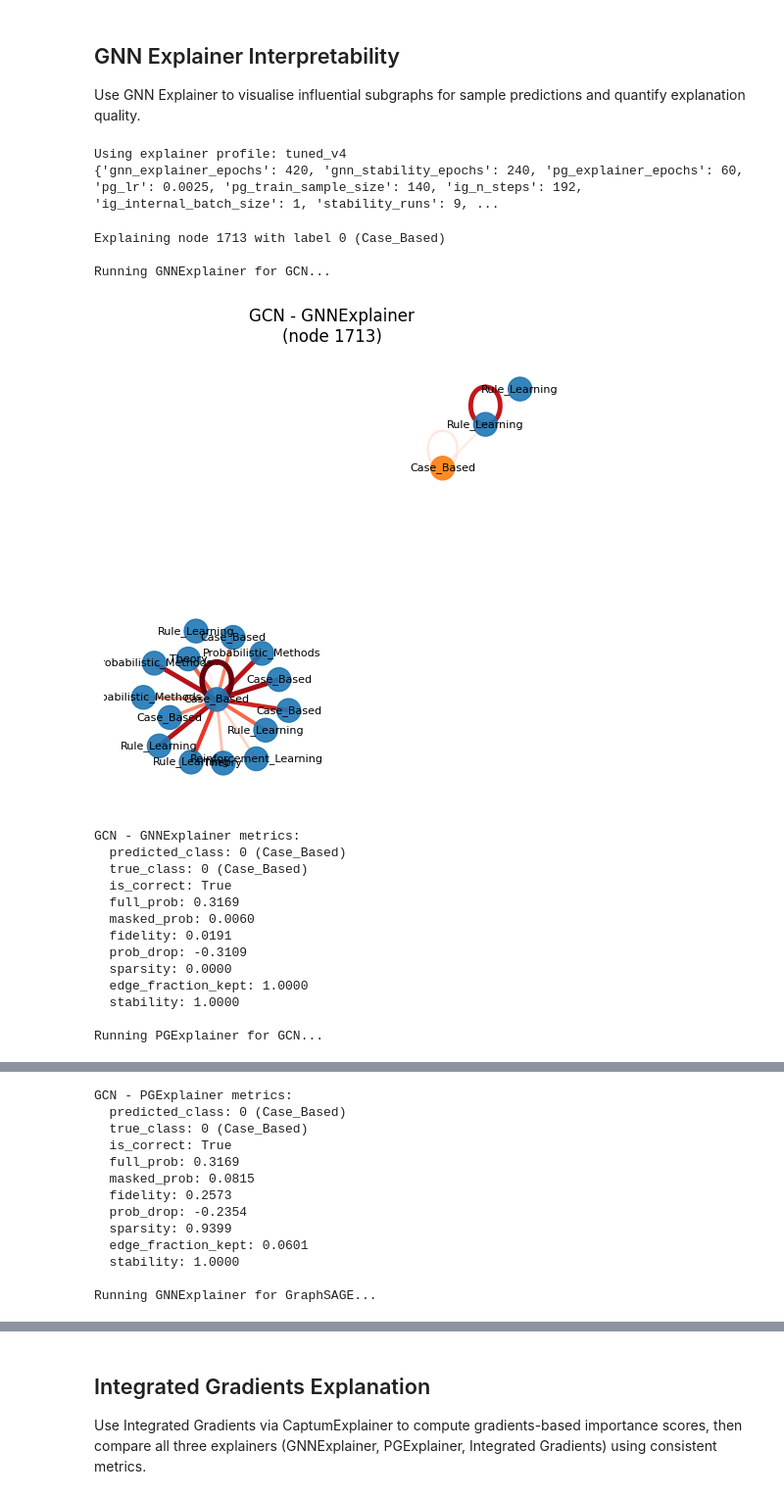
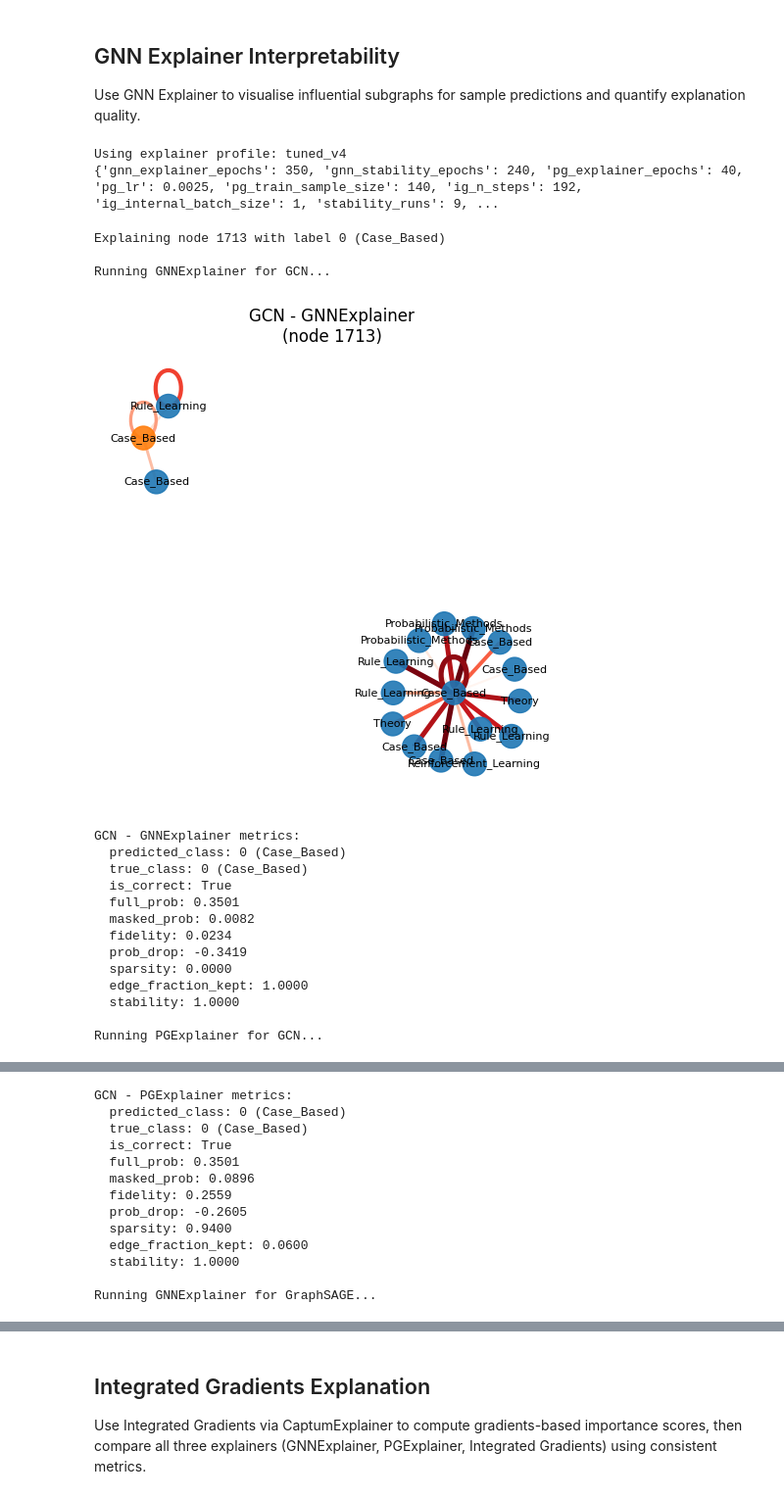
Before and after one commit to notbouncee/FYP_Interpretable_Explanations, a Jupyter notebook: mainCorav4.ipynb, the cells around one changed output, grey strips where cells are left out. Shown at 98% size. Cells and saved outputs as stored; diff of their text form; code cells hidden in the pictures.

```diff
--- a/mainCorav4.ipynb
+++ b/mainCorav4.ipynb
@@ -352,9 +352,9 @@ EXPLAINER_PROFILES = {
         "edge_selection_min_edges": 10,
     },
     "tuned_v4": {
-        "gnn_explainer_epochs": 420,
+        "gnn_explainer_epochs": 350,
         "gnn_stability_epochs": 240,
-        "pg_explainer_epochs": 60,
+        "pg_explainer_epochs": 40,
         "pg_lr": 0.0025,
         "pg_train_sample_size": 140,
         "ig_n_steps": 192,
@@ -720,7 +720,7 @@ def estimate_ig_stability(
     return 1.0 - float(stacked.var(dim=0).mean().item())
 # %% [output]
 Using explainer profile: tuned_v4
-{'gnn_explainer_epochs': 420, 'gnn_stability_epochs': 240, 'pg_explainer_epochs': 60, 'pg_lr': 0.0025, 'pg_train_sample_size': 140, 'ig_n_steps': 192, 'ig_internal_batch_size': 1, 'stability_runs': 9, ...
+{'gnn_explainer_epochs': 350, 'gnn_stability_epochs': 240, 'pg_explainer_epochs': 40, 'pg_lr': 0.0025, 'pg_train_sample_size': 140, 'ig_n_steps': 192, 'ig_internal_batch_size': 1, 'stability_runs': 9, ...
 # %%
 def explain_and_report(
     model: torch.nn.Module,
@@ -814,42 +814,43 @@ sample_idx = 5  # Change this number to select different test nodes
 
 sample_node = int(test_nodes[sample_idx].item())
 print(f"Explaining node {sample_node} with label {int(labels[sample_node].item())} ({label_name_map[int(labels[sample_node].item())]})")
 
 # Run all explainers for both models
 results = []
 
 # GCN with explainers
 results.append(explain_and_report(gcn_model, "GCN", "GNNExplainer", run_gnn_explainer, data, sample_node))
 results.append(explain_and_report(gcn_model, "GCN", "PGExplainer", run_pg_explainer, data, sample_node))
 
 # GraphSAGE with explainers
 results.append(explain_and_report(graphsage_model, "GraphSAGE", "GNNExplainer", run_gnn_explainer, data, sample_node))
 results.append(explain_and_report(graphsage_model, "GraphSAGE", "PGExplainer", run_pg_explainer, data, sample_node))
 
 # Create comparison table
 comparison_df = compare_explainers(results)
 print("\n" + "="*80)
 print("EXPLAINER COMPARISON")
 print("="*80)
 print(comparison_df.to_string(index=False))
 print("\nMetrics Guide:")
 print("  - fidelity: Lower is better (< 0.5 excellent, < 0.7 good)")
 print("  - prob_drop: More negative is better (shows prediction degradation)")
 print("  - sparsity: Higher is better (more compact explanation)")
 print("  - stability: Higher is better (closer to 1.0 = more consistent)")
+/
 # %% [output]
 Explaining node 1713 with label 0 (Case_Based)
 
 Running GNNExplainer for GCN...
-[figure, old version]
+[figure, new version]
 GCN - GNNExplainer metrics:
   predicted_class: 0 (Case_Based)
   true_class: 0 (Case_Based)
   is_correct: True
-  full_prob: 0.3169
-  masked_prob: 0.0060
-  fidelity: 0.0191
-  prob_drop: -0.3109
+  full_prob: 0.3501
+  masked_prob: 0.0082
+  fidelity: 0.0234
+  prob_drop: -0.3419
   sparsity: 0.0000
   edge_fraction_kept: 1.0000
   stability: 1.0000
@@ -860,12 +861,12 @@ GCN - PGExplainer metrics:
   predicted_class: 0 (Case_Based)
   true_class: 0 (Case_Based)
   is_correct: True
-  full_prob: 0.3169
-  masked_prob: 0.0815
-  fidelity: 0.2573
-  prob_drop: -0.2354
-  sparsity: 0.9399
-  edge_fraction_kept: 0.0601
+  full_prob: 0.3501
+  masked_prob: 0.0896
+  fidelity: 0.2559
+  prob_drop: -0.2605
+  sparsity: 0.9400
+  edge_fraction_kept: 0.0600
   stability: 1.0000
 
 Running GNNExplainer for GraphSAGE...
```
Also changed, not shown: parts of 8 cells of this notebook, 11 other files.
